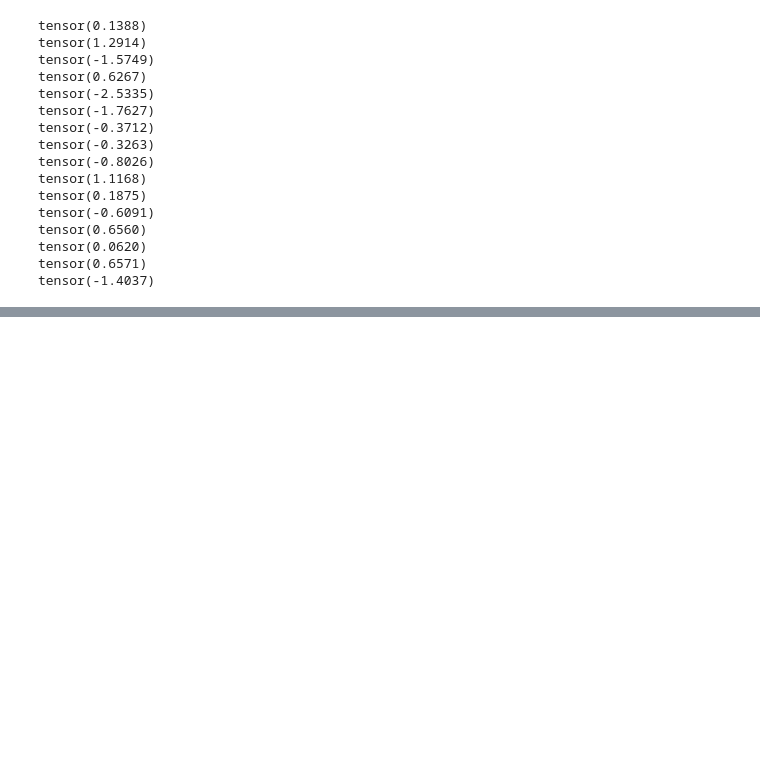
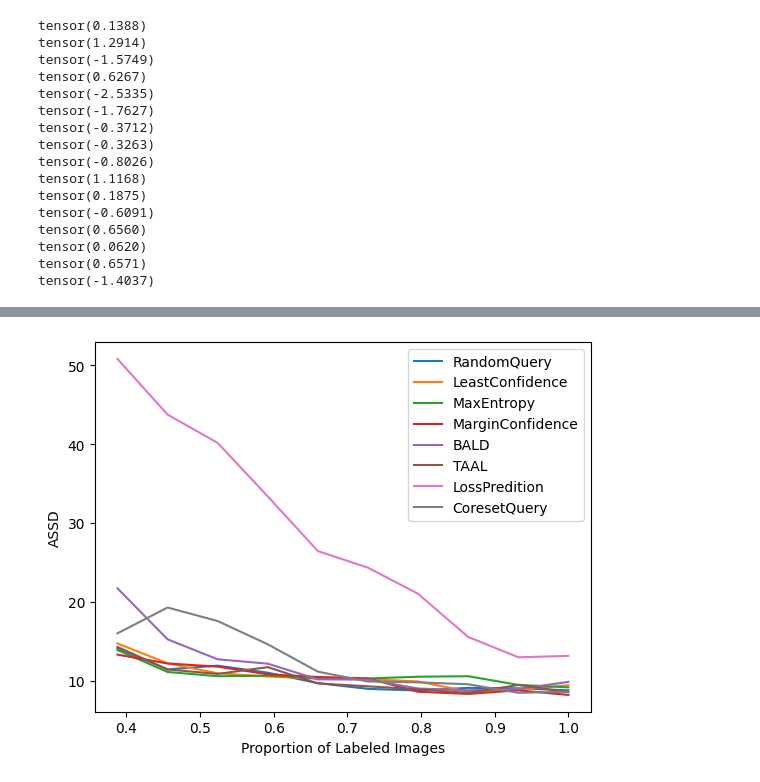
Before and after one commit to yeyeyeping/ALSph2d, a Jupyter notebook: test.ipynb, the cells around one changed output, grey strips where cells are left out. Saved outputs shown, nothing was run; the diff lists cells and outputs as text; code cells hidden in the pictures; blank space fills up the shorter version.

```diff
--- a/test.ipynb
+++ b/test.ipynb
@@ -540,0 +677,24 @@ tensor(-1.4037)
+# %%
+random_x_assd=[0.3197278911564626, 0.3878, 0.4558, 0.5238, 0.5918, 0.6599, 0.7279, 0.7959, 0.8639, 0.932, 1.0]
+random_y_assd=[14.161, 11.467, 11.937, 11.051, 9.726, 9.004, 8.788, 9.127, 9.07, 8.814]
+
+leastconfidence_x_assd=[0.3197278911564626, 0.3878, 0.4558, 0.5238, 0.5918, 0.6599, 0.7279, 0.7959, 0.8639, 0.932, 1.0]
+leastconfidence_y_assd=[14.759, 12.236, 10.975, 10.577, 10.282, 10.224, 9.94, 8.656, 8.881, 9.458]
+
+maxentropy_x_assd=[0.3197278911564626, 0.3878, 0.4558, 0.5238, 0.5918, 0.6599, 0.7279, 0.7959, 0.8639, 0.932, 1.0]
+maxentropy_y_assd=[13.923, 11.141, 10.602, 10.663, 10.365, 10.314, 10.541, 10.603, 9.508, 9.192]
+
+marginconfidence_x_assd=[0.3197278911564626, 0.3878, 0.4558, 0.5238, 0.5918, 0.6599, 0.7279, 0.7959, 0.8639, 0.932, 1.0]
+marginconfidence_y_assd=[13.341, 12.217, 11.817, 10.842, 10.509, 10.328, 8.635, 8.359, 8.816, 8.233]
+
+BALD_x_assd=[0.3197278911564626, 0.3878, 0.4558, 0.5238, 0.5918, 0.6599, 0.7279, 0.7959, 0.8639, 0.932, 1.0]
+BALD_y_assd=[21.744, 15.28, 12.748, 12.192, 10.205, 10.179, 9.043, 8.822, 8.981, 9.885]
+
+TTA_x_assd=[0.3197278911564626, 0.3878, 0.4558, 0.5238, 0.5918, 0.6599, 0.7279, 0.7959, 0.8639, 0.932, 1.0]
+TTA_y_assd=[14.309, 11.462, 10.891, 11.755, 9.693, 9.322, 8.941, 8.492, 9.489, 8.582]
+
+LossPred_x_assd=[0.3197278911564626, 0.3878, 0.4558, 0.5238, 0.5918, 0.6599, 0.7279, 0.7959, 0.8639, 0.932, 1.0]
+LossPred_y_assd=[50.801,43.752,40.165,33.394,26.456,24.356,21.049,15.579,13.002,13.179]
+
+CoresetQuery_x_assd =[0.3197278911564626, 0.3878, 0.4558, 0.5238, 0.5918, 0.6599, 0.7279, 0.7959, 0.8639, 0.932, 1.0]
+CoresetQuery_y_assd =[16.033, 19.307, 17.594, 14.651, 11.181, 9.934, 9.827, 9.586, 8.505, 8.639]
@@ -540,0 +735,17 @@ tensor(-1.4037)
+# %%
+import matplotlib.pyplot as plt
+fig,ax = plt.subplots()
+ax.plot(random_x_assd[1:],random_y_assd,label="RandomQuery")
+ax.plot(leastconfidence_x_assd[1:],leastconfidence_y_assd,label="LeastConfidence")
+ax.plot(maxentropy_x_assd[1:],maxentropy_y_assd,label="MaxEntropy")
+ax.plot(marginconfidence_x_assd[1:],marginconfidence_y_assd,label="MarginConfidence")
+ax.plot(BALD_x_assd[1:],BALD_y_assd,label="BALD")
+ax.plot(TTA_x_assd[1:],TTA_y_assd,label="TAAL")
+ax.plot(LossPred_x_assd[1:],LossPred_y_assd,label="LossPredition")
+ax.plot(CoresetQuery_x_assd[1:],CoresetQuery_y_assd,label="CoresetQuery")
+ax.set_xlabel("Proportion of Labeled Images")
+ax.set_ylabel("ASSD")
+ax.legend()
+plt.show()
+# %% [output]
+[figure, added]
```
Also changed, not shown: parts of 10 cells of this notebook, 3 other files.
